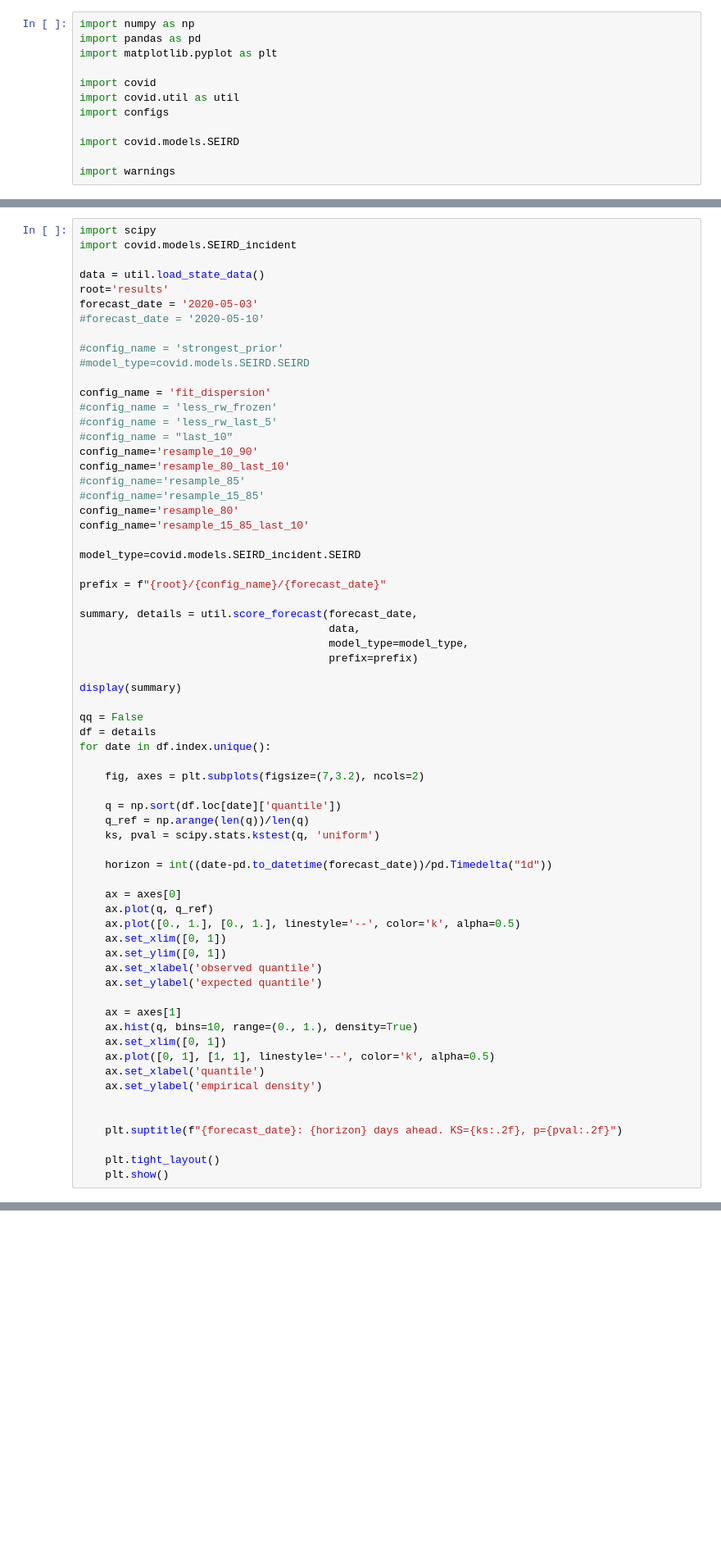
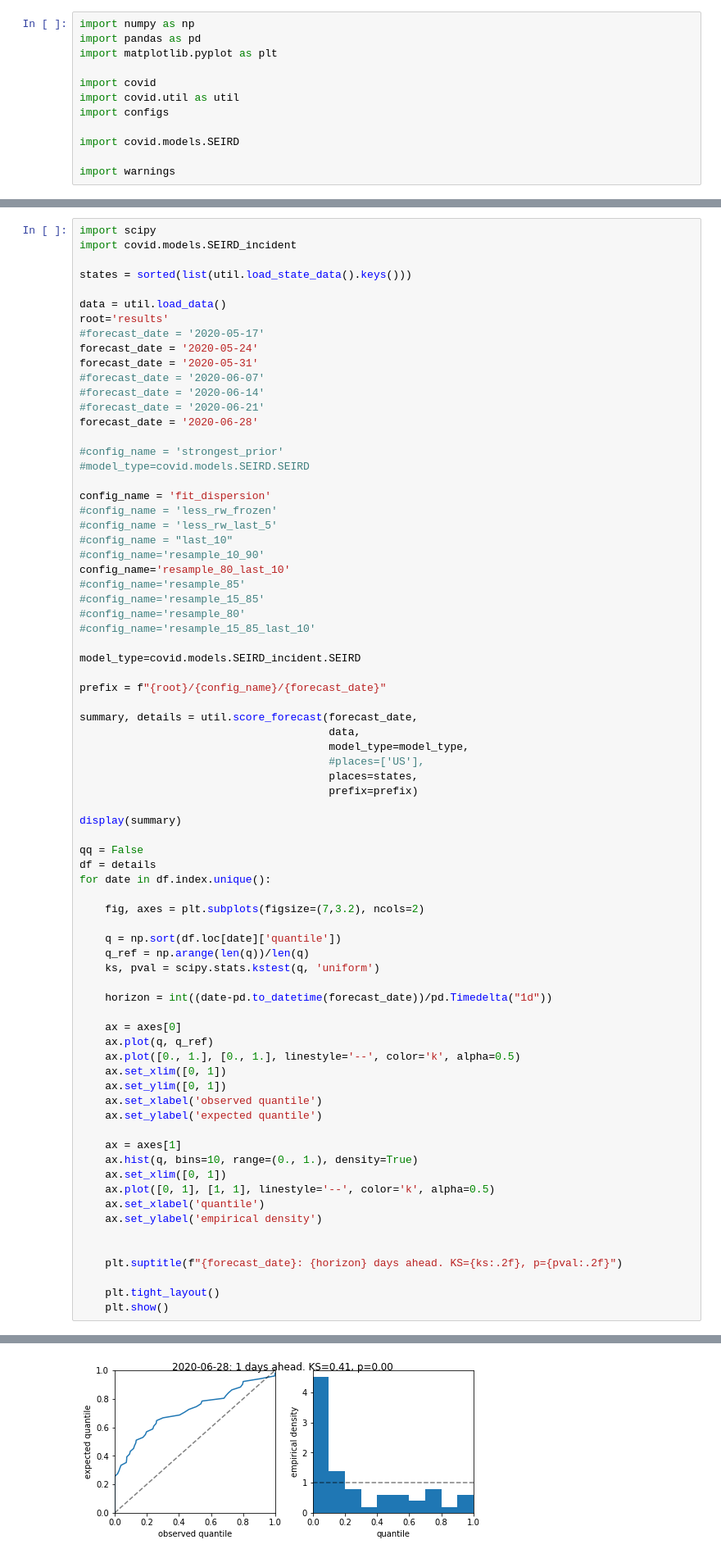
Before and after one commit to dsheldon/covid, a Jupyter notebook: scripts/Validation.ipynb, the cells around one changed output, grey strips where cells are left out. Shown at 82% size. Cells and saved outputs as stored; diff of their text form; blank space fills up the shorter version.

```diff
--- a/scripts/Validation.ipynb
+++ b/scripts/Validation.ipynb
@@ -41,10 +41,17 @@ display(df)
 import scipy
 import covid.models.SEIRD_incident
 
-data = util.load_state_data()
+states = sorted(list(util.load_state_data().keys()))
+
+data = util.load_data()
 root='results'
-forecast_date = '2020-05-03'
-#forecast_date = '2020-05-10'
+#forecast_date = '2020-05-17'
+forecast_date = '2020-05-24'
+forecast_date = '2020-05-31'
+#forecast_date = '2020-06-07'
+#forecast_date = '2020-06-14'
+#forecast_date = '2020-06-21'
+forecast_date = '2020-06-28'
 
 #config_name = 'strongest_prior'
 #model_type=covid.models.SEIRD.SEIRD
@@ -53,12 +60,12 @@ config_name = 'fit_dispersion'
 #config_name = 'less_rw_frozen'
 #config_name = 'less_rw_last_5'
 #config_name = "last_10"
-config_name='resample_10_90'
+#config_name='resample_10_90'
 config_name='resample_80_last_10'
 #config_name='resample_85'
 #config_name='resample_15_85'
-config_name='resample_80'
-config_name='resample_15_85_last_10'
+#config_name='resample_80'
+#config_name='resample_15_85_last_10'
 
 model_type=covid.models.SEIRD_incident.SEIRD
 
@@ -67,6 +74,8 @@ prefix = f"{root}/{config_name}/{forecast_date}"
 summary, details = util.score_forecast(forecast_date,
                                        data,
                                        model_type=model_type,
+                                       #places=['US'],
+                                       places=states,
                                        prefix=prefix)
 
 display(summary)
@@ -208,0 +125 @@ date
+[figure, added]
```
Also changed, not shown: parts of 4 cells of this notebook, 2 other files.
